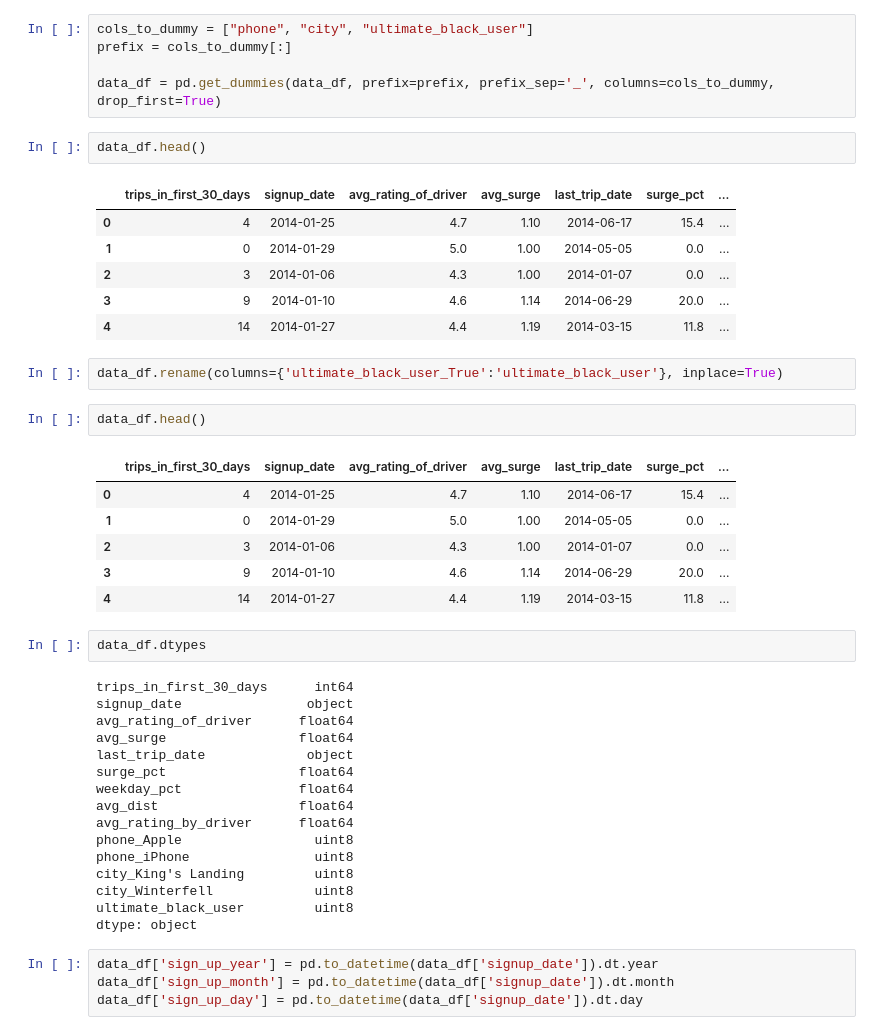
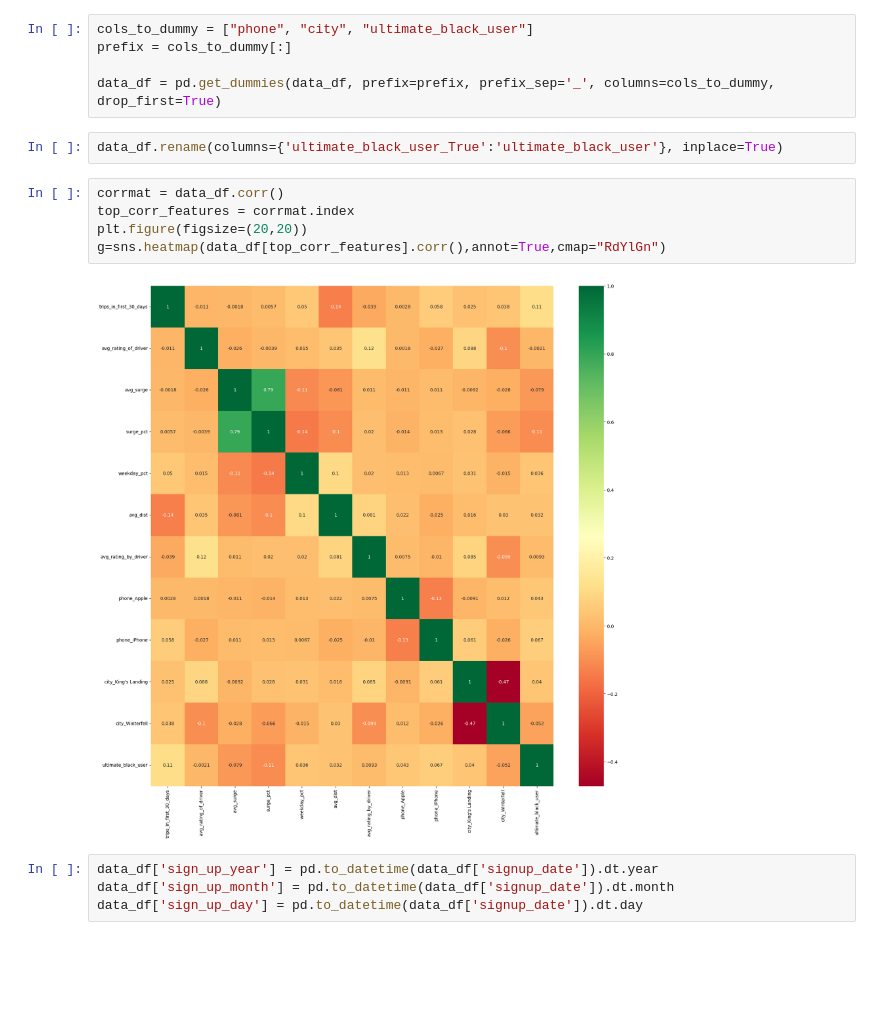
Before and after one commit to Wallace-Fang/TakeHomeChallenge1, a Jupyter notebook: Untitled.ipynb, the cells around one changed output. Saved outputs shown, nothing was run; the diff lists cells and outputs as text; blank space fills up the shorter version.

```diff
--- a/Untitled.ipynb
+++ b/Untitled.ipynb
@@ -231,44 +281,15 @@ cols_to_dummy = ["phone", "city", "ultimate_black_user"]
 prefix = cols_to_dummy[:]
 
 data_df = pd.get_dummies(data_df, prefix=prefix, prefix_sep='_', columns=cols_to_dummy, drop_first=True)
-# %%
-data_df.head()
-# %% [output]
-|  | trips_in_first_30_days | signup_date | avg_rating_of_driver | avg_surge | last_trip_date | surge_pct | ... |
-| 0 | 4 | 2014-01-25 | 4.7 | 1.10 | 2014-06-17 | 15.4 | ... |
-| 1 | 0 | 2014-01-29 | 5.0 | 1.00 | 2014-05-05 | 0.0 | ... |
-| 2 | 3 | 2014-01-06 | 4.3 | 1.00 | 2014-01-07 | 0.0 | ... |
-| 3 | 9 | 2014-01-10 | 4.6 | 1.14 | 2014-06-29 | 20.0 | ... |
-| 4 | 14 | 2014-01-27 | 4.4 | 1.19 | 2014-03-15 | 11.8 | ... |
 # %%
 data_df.rename(columns={'ultimate_black_user_True':'ultimate_black_user'}, inplace=True)
-# %%
-data_df.head()
-# %% [output]
-|  | trips_in_first_30_days | signup_date | avg_rating_of_driver | avg_surge | last_trip_date | surge_pct | ... |
-| 0 | 4 | 2014-01-25 | 4.7 | 1.10 | 2014-06-17 | 15.4 | ... |
-| 1 | 0 | 2014-01-29 | 5.0 | 1.00 | 2014-05-05 | 0.0 | ... |
-| 2 | 3 | 2014-01-06 | 4.3 | 1.00 | 2014-01-07 | 0.0 | ... |
-| 3 | 9 | 2014-01-10 | 4.6 | 1.14 | 2014-06-29 | 20.0 | ... |
-| 4 | 14 | 2014-01-27 | 4.4 | 1.19 | 2014-03-15 | 11.8 | ... |
-# %%
-data_df.dtypes
-# %% [output]
-trips_in_first_30_days      int64
-signup_date                object
-avg_rating_of_driver      float64
-avg_surge                 float64
-last_trip_date             object
-surge_pct                 float64
-weekday_pct               float64
-avg_dist                  float64
-avg_rating_by_driver      float64
-phone_Apple                 uint8
-phone_iPhone                uint8
-city_King's Landing         uint8
-city_Winterfell             uint8
-ultimate_black_user         uint8
-dtype: object
+# %%
+corrmat = data_df.corr()
+top_corr_features = corrmat.index
+plt.figure(figsize=(20,20))
+g=sns.heatmap(data_df[top_corr_features].corr(),annot=True,cmap="RdYlGn")
+# %% [output]
+[figure, added]
 # %%
 data_df['sign_up_year'] = pd.to_datetime(data_df['signup_date']).dt.year
 data_df['sign_up_month'] = pd.to_datetime(data_df['signup_date']).dt.month
```
Also changed, not shown: parts of 66 cells of this notebook.
